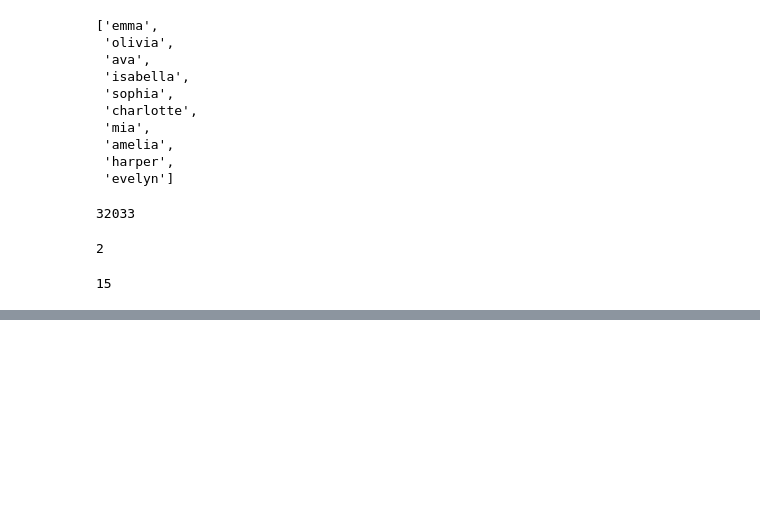
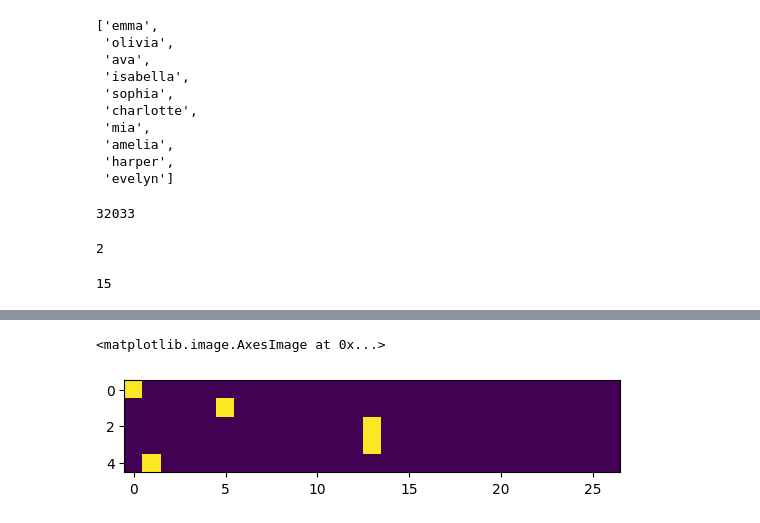
Before and after one commit to TheDarKnight50/SOC---LLM, a Jupyter notebook: Lectures/lec2 - Building_Makemore.ipynb, the cells around one changed output, grey strips where cells are left out. Drawn from its saved outputs; the diff is of its cells as text; code cells hidden in the pictures; blank space fills up the shorter version.

```diff
--- a/Lectures/lec2 - Building_Makemore.ipynb
+++ b/Lectures/lec2 - Building_Makemore.ipynb
@@ -27,0 +97,3 @@ max(len(w) for w in words)
+# %%
+P = (N + 1).float()
+P /= P.sum(1, keepdim = True) # Note : keepdim = True very important. Otherwise sum() occurs and division takes place along columns!
@@ -27,0 +123,19 @@ max(len(w) for w in words)
+# %%
+log_likelihood = 0.0
+n = 0
+
+for w in words :
+  chs = ['.'] + list(w) + ['.']
+  for ch1, ch2 in zip(chs, chs[1:]) :
+    i1 = stoi[ch1]
+    i2 = stoi[ch2]
+    prob = P[i1][i2]
+    logprob = torch.log(prob)
+    log_likelihood  += logprob
+    n += 1
+    #print(f'{ch1}{ch2} : {prob : .4f} : {logprob : .4f}')
+
+print(f'{log_likelihood = }')
+nll = -log_likelihood # Like a loss function, higher it is, worse is the model
+print(f'{nll = }')
+print(f'{nll / n}')
@@ -27,0 +146,14 @@ max(len(w) for w in words)
+# %%
+xs , ys = [], []
+
+for w in words[:1] :
+  chs = ['.'] + list(w) + ['.']
+  for ch1, ch2 in zip(chs, chs[1:]) :
+    i1 = stoi[ch1]
+    i2 = stoi[ch2]
+
+    xs.append(i1)
+    ys.append(i2)
+
+xs = torch.tensor(xs)
+ys = torch.tensor(ys)
@@ -27,0 +170,3 @@ max(len(w) for w in words)
+# %%
+xenc = F.one_hot(xs, num_classes = 27).float()
+xenc
@@ -27,0 +184,5 @@ max(len(w) for w in words)
+# %%
+plt.imshow(xenc)
+# %% [output]
+<matplotlib.image.AxesImage at 0x...>
+[figure, added]
```
Also changed, not shown: parts of 17 cells of this notebook.
